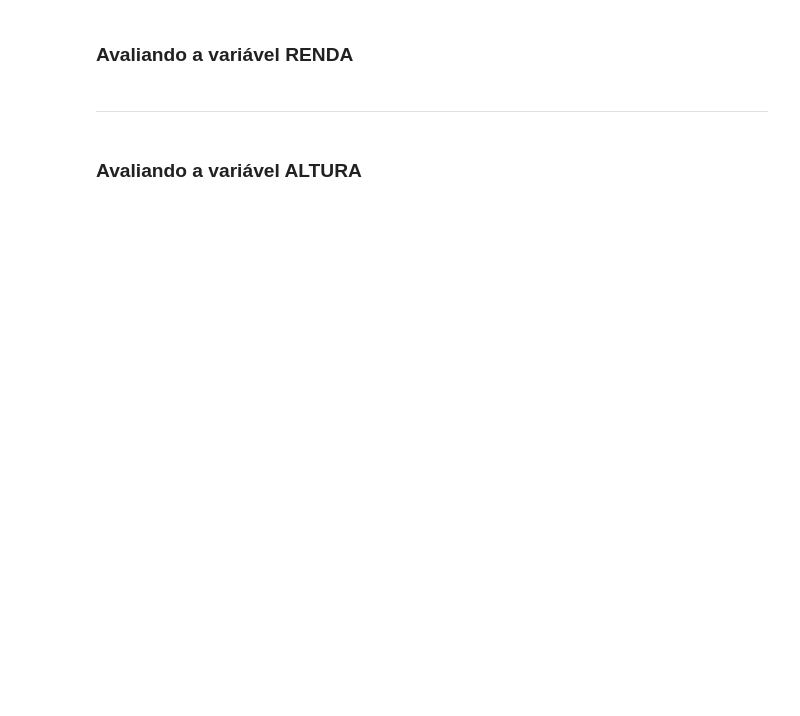
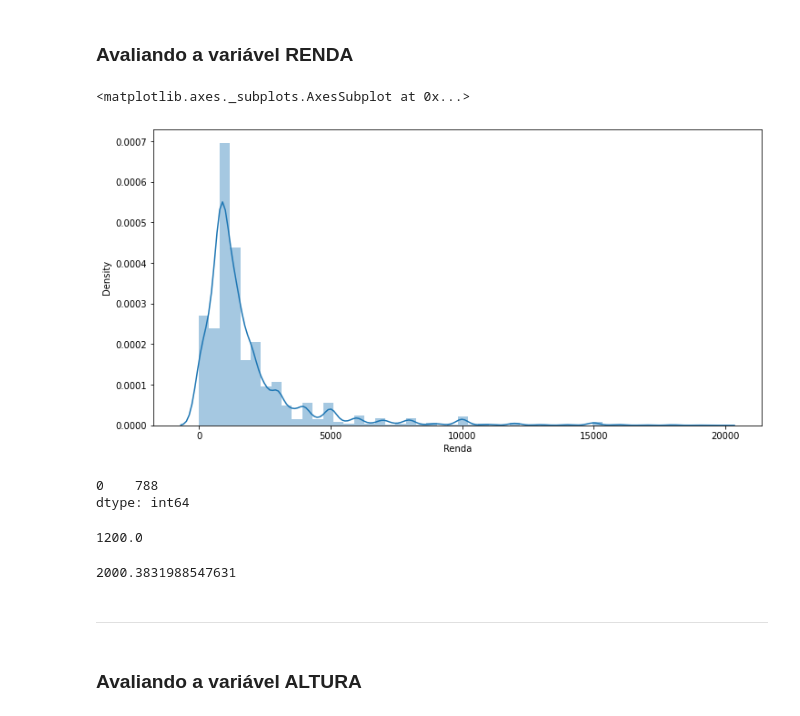
Before and after one commit to strawndri/estatistica-com-python, a Jupyter notebook: Notebooks/estatistica.ipynb, the cells around one changed output. Cells and saved outputs as stored; diff of their text form; code cells hidden in the pictures; blank space fills up the shorter version.

Commit message:
Mean, median and mode

```diff
--- a/Notebooks/estatistica.ipynb
+++ b/Notebooks/estatistica.ipynb
@@ -625,6 +625,29 @@ dtype: int64
 <img src='https://caelum-online-public.s3.amazonaws.com/1177-estatistica-parte1/01/img004.png' width='80%'>
 # %% [markdown]
 ### Avaliando a variável RENDA
+# %%
+ax = sns.distplot(dataset.query('Renda < 20000').Renda)
+ax.figure.set_size_inches(12, 6)
+ax
+# %% [output]
+<matplotlib.axes._subplots.AxesSubplot at 0x...>
+[figure, added]
+# %%
+moda = dataset.Renda.mode()
+moda
+# %% [output]
+0    788
+dtype: int64
+# %%
+mediana = dataset.Renda.median()
+mediana
+# %% [output]
+1200.0
+# %%
+media = dataset.Renda.mean()
+media
+# %% [output]
+2000.3831988547631
 # %% [markdown]
 ***
 # %% [markdown]
```
Also changed, not shown: parts of 9 cells of this notebook.
